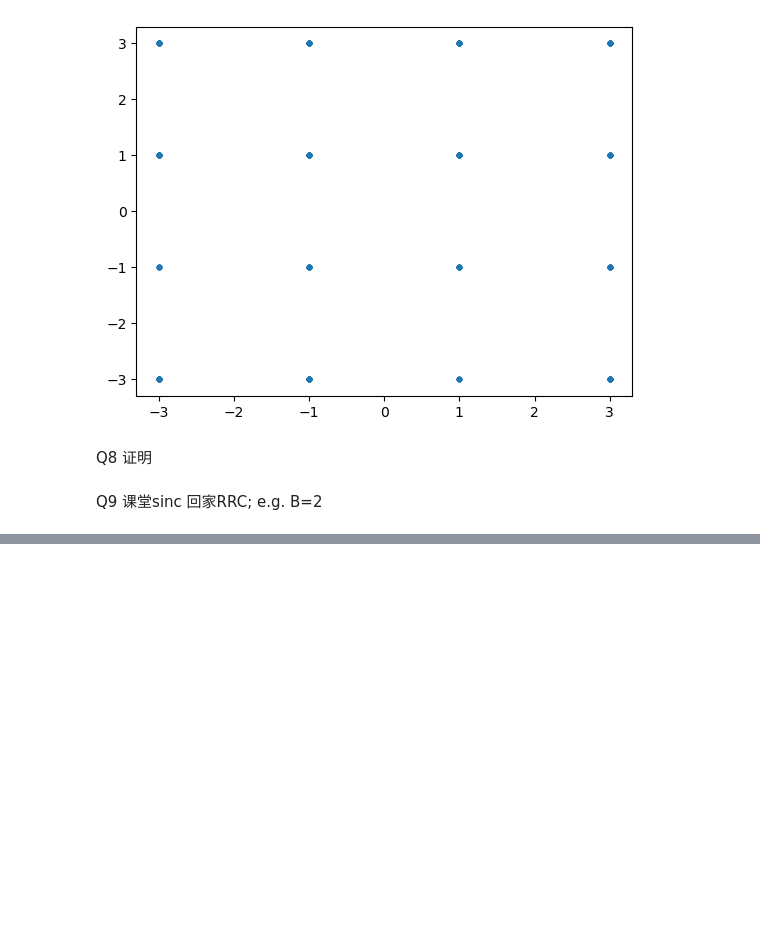
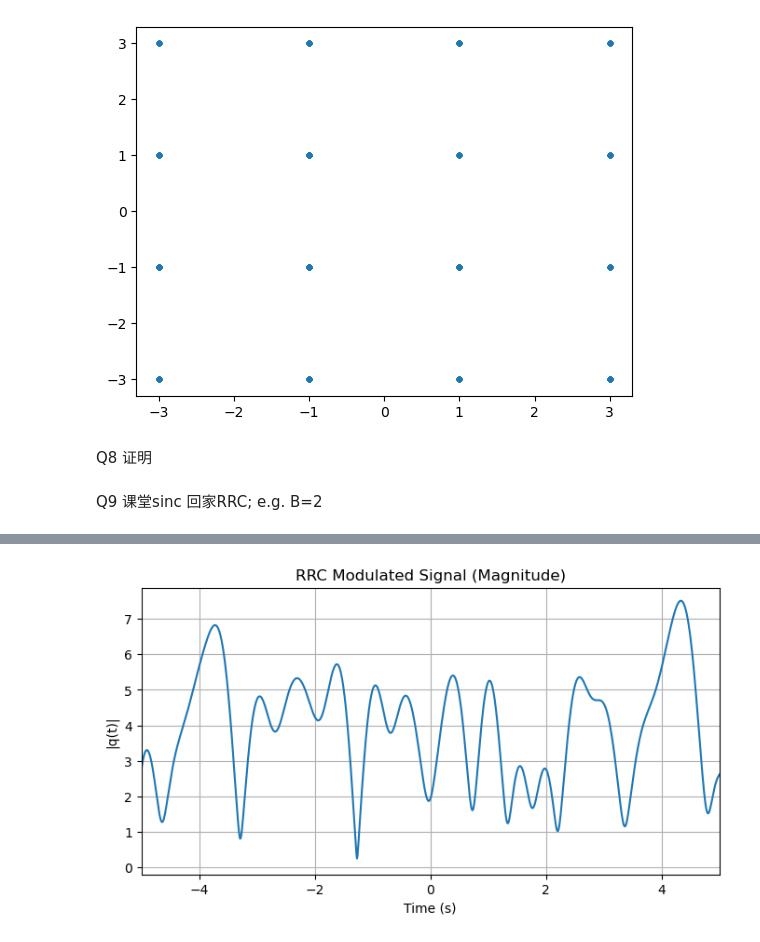
Before and after one commit to Eason0127/TR2, a Jupyter notebook: TR2_LAB_Songhui.ipynb, the cells around one changed output, grey strips where cells are left out. Cells and saved outputs as stored; diff of their text form; code cells hidden in the pictures; blank space fills up the shorter version.

```diff
--- a/TR2_LAB_Songhui.ipynb
+++ b/TR2_LAB_Songhui.ipynb
@@ -148,0 +225,82 @@ plt.show()
+# %%
+# RRC
+def pulse_RRC(t, B, r=0.3):
+    """
+    生成根升余弦脉冲 (Root Raised Cosine Pulse)
+    :param t: 时间向量
+    :param B: 带宽 (符号率 Rs)
+    :param r: 滚降系数 (通常 0.3)
+    :return: 脉冲波形 h(t)
+    """
+    # 1. 防止分母为 0 的 "Epsilon Trick"
+    # 给时间加一个极小值，避免数学奇点
+    t_safe = t + 1e-14
+
+    Ts = 1.0 / B
+
+    # 2. RRC 公式 (标准定义)
+    # 为了公式清晰，定义 x = t / Ts
+    x = t_safe / Ts
+
+    # 分子 (Numerator)
+    # sin( pi*(1-r)*x ) + 4*r*x * cos( pi*(1+r)*x )
+    numer = np.sin(np.pi * (1 - r) * x) + \
+            (4 * r * x) * np.cos(np.pi * (1 + r) * x)
+
+    # 分母 (Denominator)
+    # pi*x * (1 - (4*r*x)^2)
+    denom = (np.pi * x) * (1 - (4 * r * x)**2)
+
+    # 3. 计算并归一化
+    # 乘以 1/sqrt(Ts) 也就是 sqrt(B) 以保证单位能量
+    h = (1 / np.sqrt(Ts)) * (numer / denom)
+
+    return h
+
+def mod_rrc(s, t, B=2, r=0.3):
+    """
+    RRC 专用调制器
+    参数:
+        s: 符号序列 (复数)
+        t: 时间轴
+        B: 带宽 (默认为2)
+        r: 滚降系数 (默认为0.3)
+    返回:
+        q_t: 调制后的信号
+    """
+    q_t = np.zeros(len(t), dtype=complex)
+
+    Ns = len(s)
+    center_index = Ns // 2
+
+    # 循环叠加每个符号
+    for i in range(Ns):
+        # 计算相对索引 l
+        l = i - center_index
+
+        # 计算时移: t - l/B
+        t_shifted = t - (l / B)
+
+        # === 关键点：这里直接调用 RRC 脉冲函数 ===
+        pulse = pulse_RRC(t_shifted, B, r)
+
+        # 叠加
+        q_t += s[i] * pulse
+
+    return q_t
+
+q_rrc = mod_rrc(s,t,B=2,r=0.3)
+# 检查
+plt.figure(figsize=(8, 4))
+
+# 画波形幅度 (Abs)
+plt.plot(t, np.abs(q_rrc))
+
+plt.title("RRC Modulated Signal (Magnitude)")
+plt.xlabel("Time (s)")
+plt.ylabel("|q(t)|")
+plt.grid(True)
+plt.xlim([-5, 5])
+plt.show()
+# %% [output]
+[figure, added]
```
Also changed, not shown: parts of 14 cells of this notebook.
